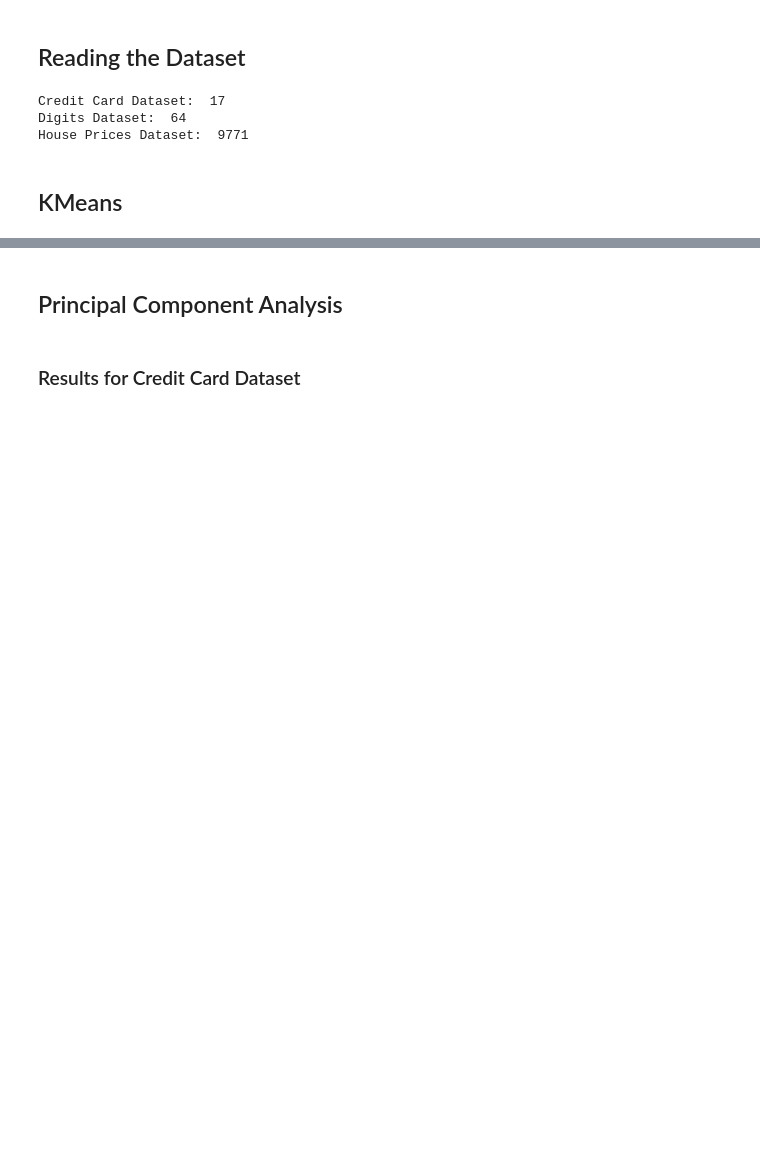
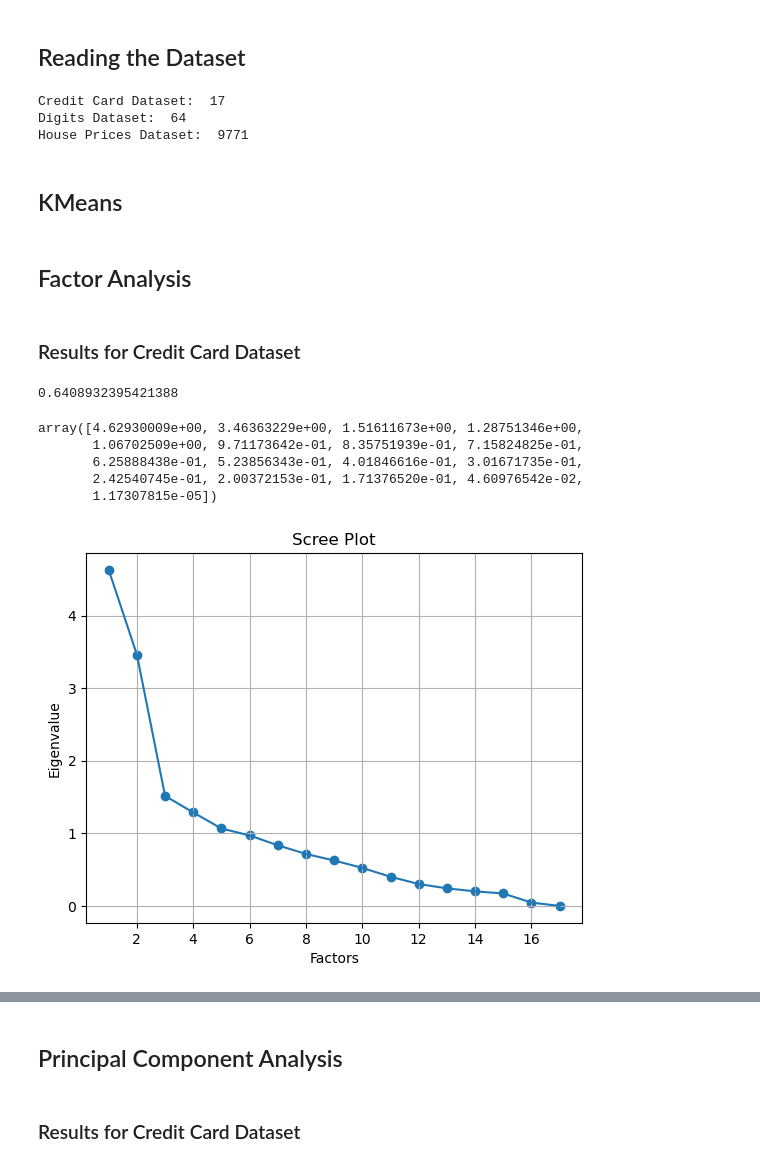
Before and after one commit to shivi-9/DimensionReductionforClustering, a Jupyter notebook: Code.ipynb, the cells around one changed output, grey strips where cells are left out. Drawn from its saved outputs; the diff is of its cells as text; code cells hidden in the pictures; blank space fills up the shorter version.

```diff
--- a/Code.ipynb
+++ b/Code.ipynb
@@ -80,3 +65,34 @@ def kmeans_implementation(X, X_reduced):
     plt.title('Comparison of WCSS values for X and Reduced X')
     plt.legend()
     plt.show()
+# %% [markdown]
+## Factor Analysis
+# %% [markdown]
+### Results for Credit Card Dataset
+# %%
+kmo_all,kmo_model=calculate_kmo(cc)
+kmo_model
+# %% [output]
+0.6408932395421388
+# %%
+fa = FactorAnalyzer()
+fa.fit(cc)
+eigen_values, vectors = fa.get_eigenvalues()
+eigen_values
+# %% [output]
+array([4.62930009e+00, 3.46363229e+00, 1.51611673e+00, 1.28751346e+00,
+       1.06702509e+00, 9.71173642e-01, 8.35751939e-01, 7.15824825e-01,
+       6.25888438e-01, 5.23856343e-01, 4.01846616e-01, 3.01671735e-01,
+       2.42540745e-01, 2.00372153e-01, 1.71376520e-01, 4.60976542e-02,
+       1.17307815e-05])
+# %%
+# Create scree plot using matplotlib
+plt.scatter(range(1,cc.shape[1]+1),eigen_values)
+plt.plot(range(1,cc.shape[1]+1),eigen_values)
+plt.title('Scree Plot')
+plt.xlabel('Factors')
+plt.ylabel('Eigenvalue')
+plt.grid()
+plt.show()
+# %% [output]
+[figure, added]
```
Also changed, not shown: parts of 9 cells of this notebook, 3 other files.
